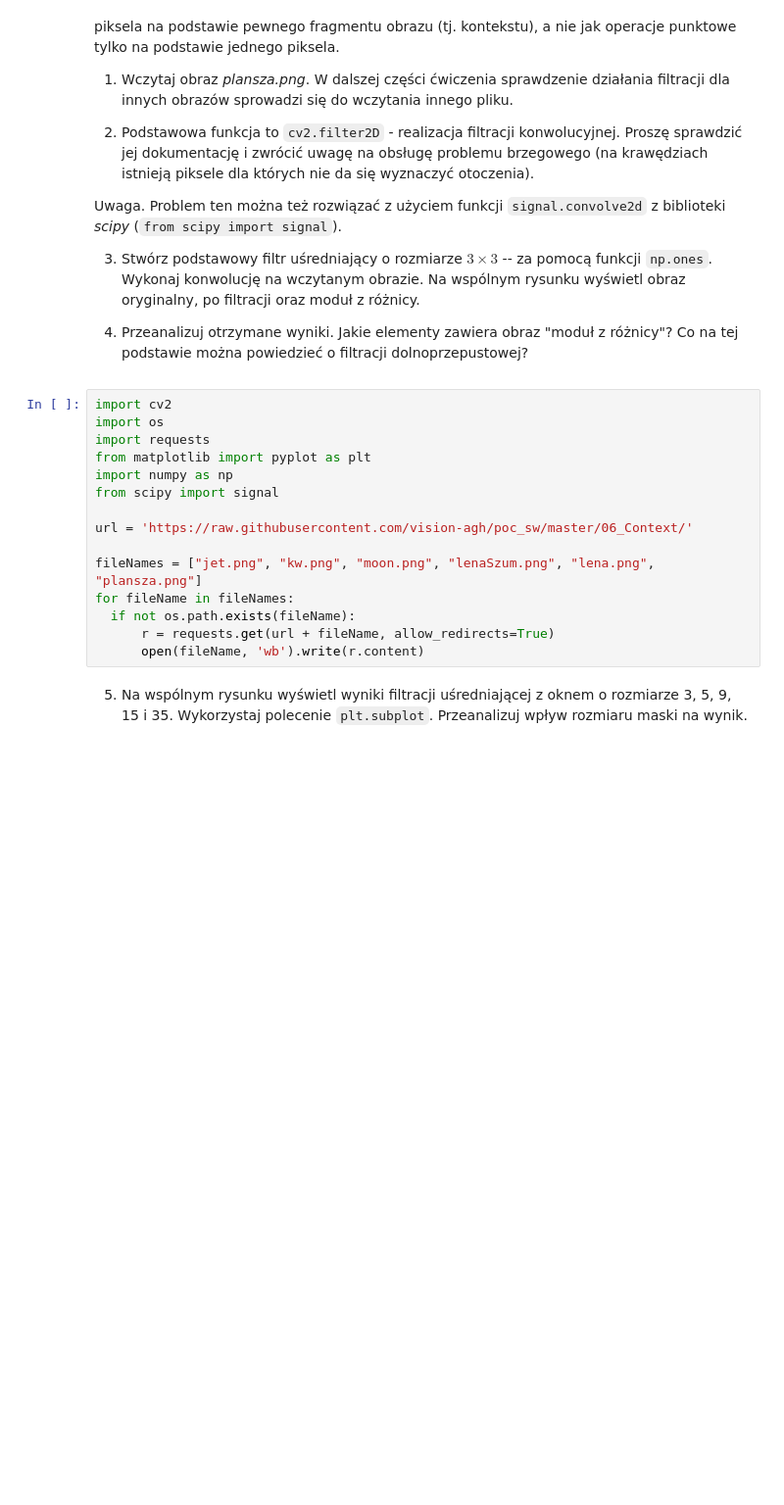
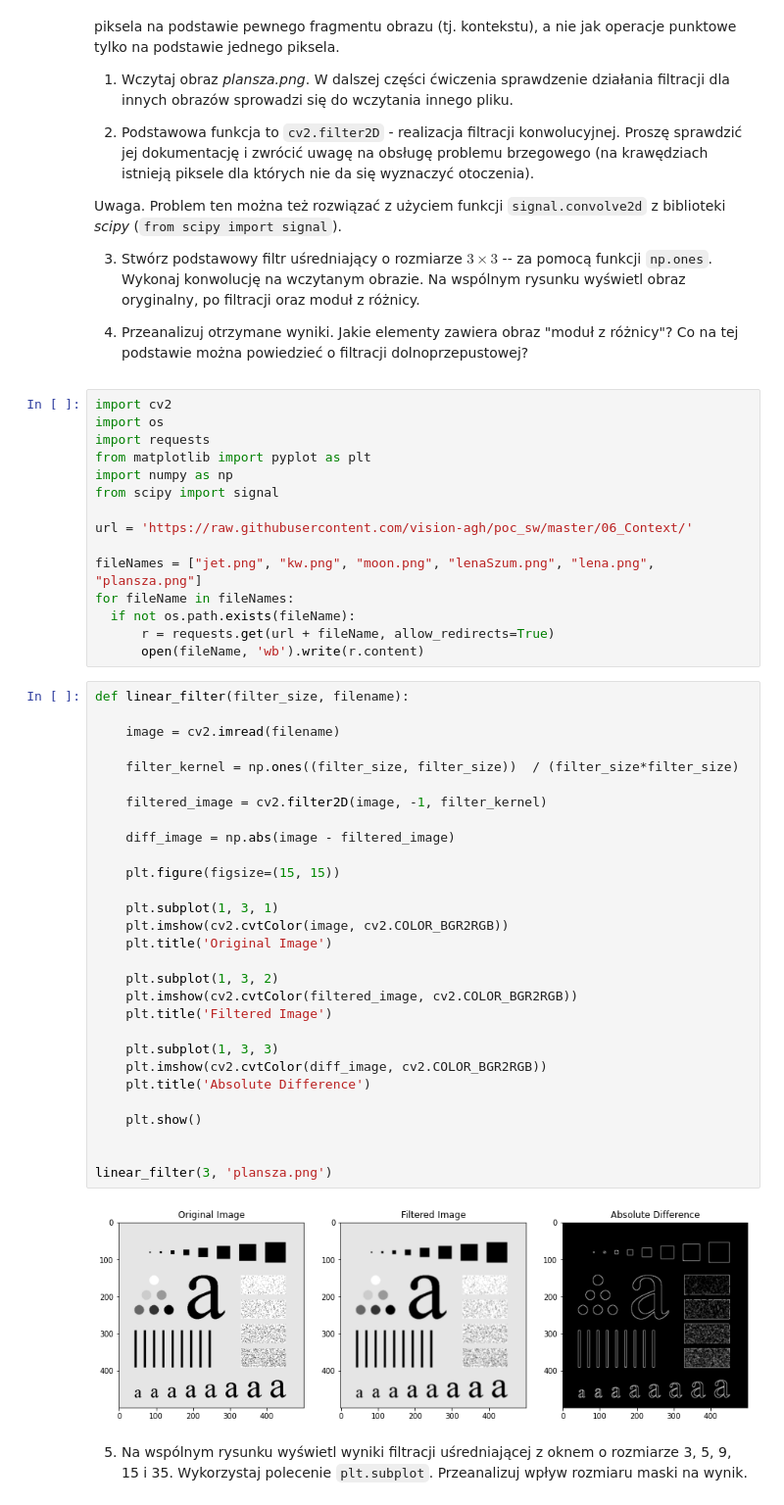
Before and after one commit to IwoSzczepaniak/DigitalImageProcessing, a Jupyter notebook: lab6/06_context.ipynb, the cells around one changed output. Shown at 98% size. Cells and saved outputs as stored; diff of their text form; blank space fills up the shorter version.

```diff
--- a/lab6/06_context.ipynb
+++ b/lab6/06_context.ipynb
@@ -52,6 +52,37 @@ for fileName in fileNames:
   if not os.path.exists(fileName):
       r = requests.get(url + fileName, allow_redirects=True)
       open(fileName, 'wb').write(r.content)
+# %%
+def linear_filter(filter_size, filename):
+
+    image = cv2.imread(filename)
+
+    filter_kernel = np.ones((filter_size, filter_size))  / (filter_size*filter_size)
+
+    filtered_image = cv2.filter2D(image, -1, filter_kernel)
+
+    diff_image = np.abs(image - filtered_image)
+
+    plt.figure(figsize=(15, 15))
+
+    plt.subplot(1, 3, 1)
+    plt.imshow(cv2.cvtColor(image, cv2.COLOR_BGR2RGB))
+    plt.title('Original Image')
+
+    plt.subplot(1, 3, 2)
+    plt.imshow(cv2.cvtColor(filtered_image, cv2.COLOR_BGR2RGB))
+    plt.title('Filtered Image')
+
+    plt.subplot(1, 3, 3)
+    plt.imshow(cv2.cvtColor(diff_image, cv2.COLOR_BGR2RGB))
+    plt.title('Absolute Difference')
+
+    plt.show()
+
+
+linear_filter(3, 'plansza.png')
+# %% [output]
+[figure, added]
 # %% [markdown]
 5. Na wspólnym rysunku wyświetl wyniki filtracji uśredniającej z oknem o rozmiarze 3, 5, 9, 15 i 35.
 Wykorzystaj polecenie `plt.subplot`.
```
Also changed, not shown: parts of 6 cells of this notebook.
